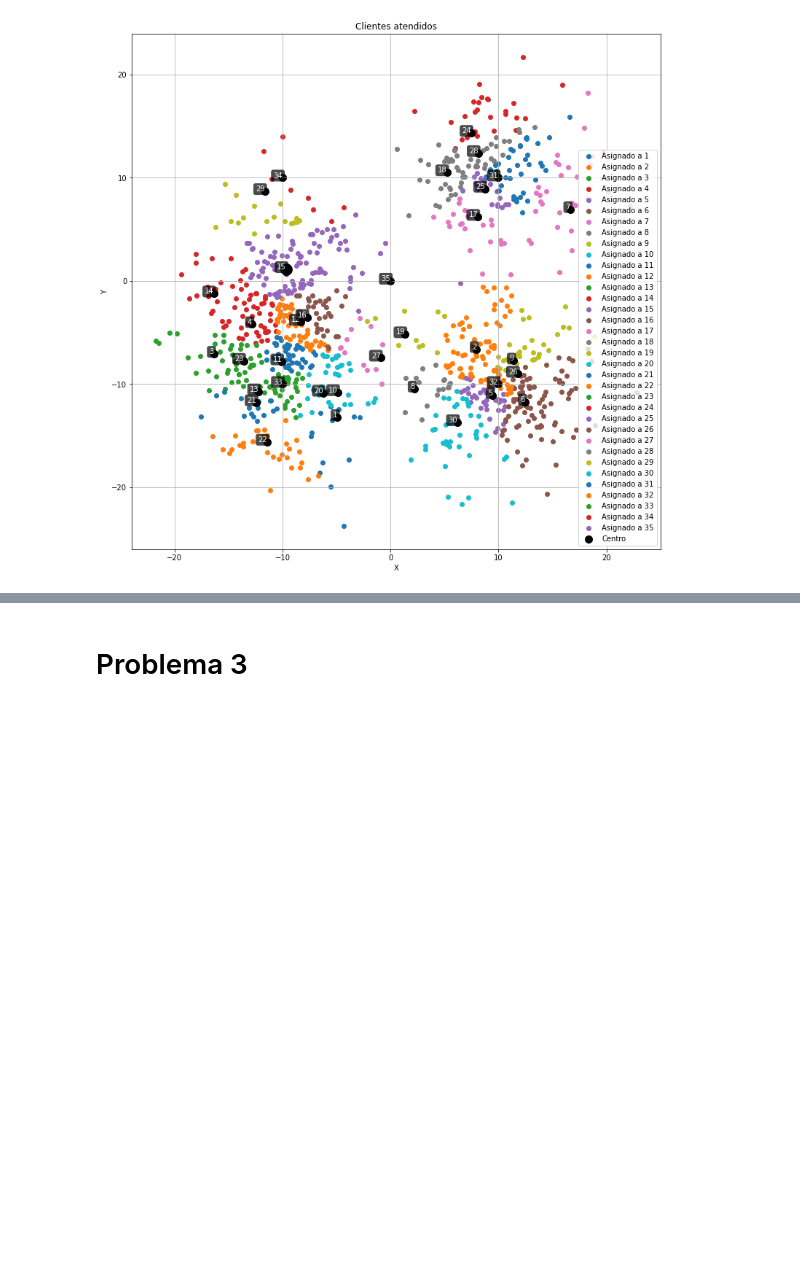
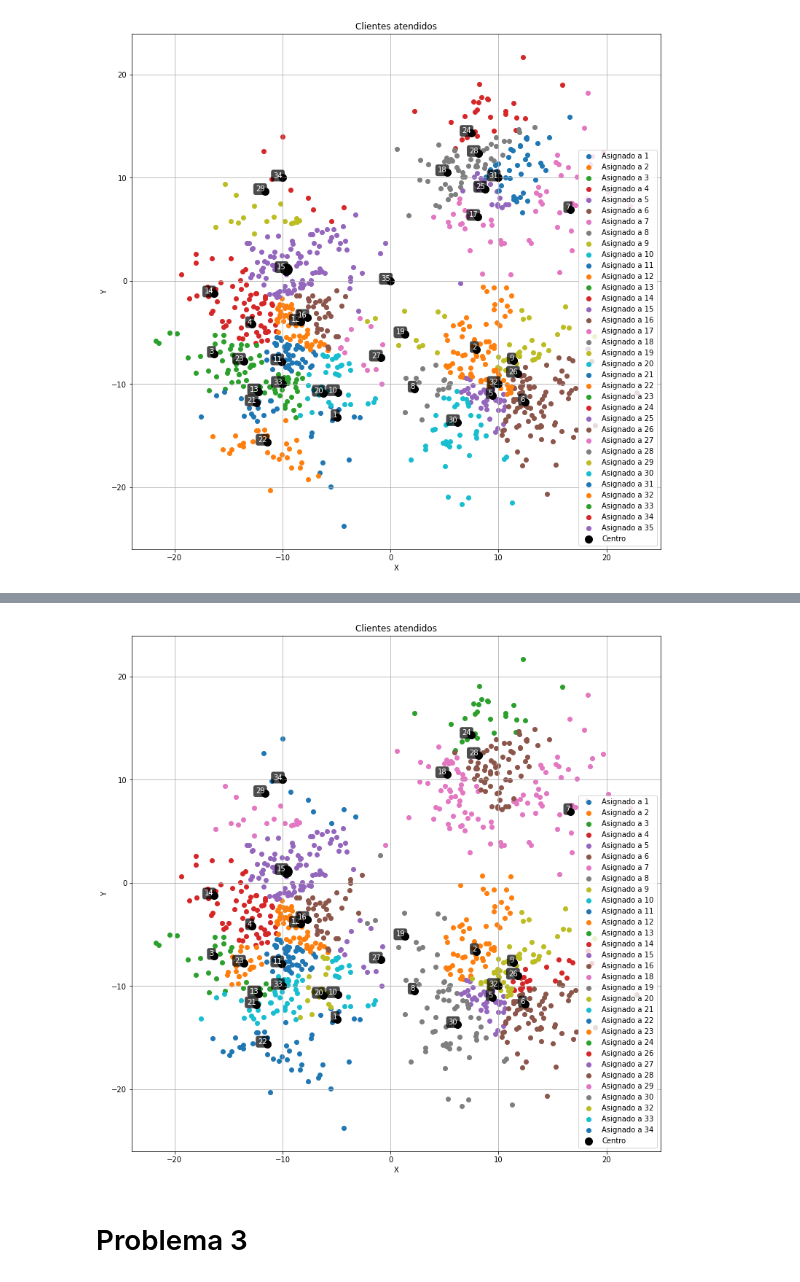
Before and after one commit to Mario-Rivera-A/Tarea1_GOA, a Jupyter notebook: tarea1.ipynb, the cells around one changed output, grey strips where cells are left out. Cells and saved outputs as stored; diff of their text form; code cells hidden in the pictures; blank space fills up the shorter version.

```diff
--- a/tarea1.ipynb
+++ b/tarea1.ipynb
@@ -981,0 +1073,13 @@ plt.show()
+# %%
+m = len(data_centros)
+m = m-len(c_reserva) #ahora tenemos menos centros operando, ya que quitamos los de la reserva
+
+vars = problema2c.getVars()
+
+#Estos clientes no cumplen su demanda en un solo centro, sino que un porcentaje en cada uno
+
+valores_distintos_x = set()
+vars_x = vars[:-(3*m)]
+variables_activas_x = [var for var in vars_x if var.x != 0]
+for var in variables_activas_x:
+    valores_distintos_x.add(var.x)
@@ -982,3 +1217,45 @@ plt.show()
+# %%
+
+plt.figure(figsize=(13, 13))
+
+for idx in range(len(centros_j)):
+    subset = subsets[f'sub{idx}']
+
+    plt.scatter(subset['x'], subset['y'], label=f'Asignado a {centros_j[idx]}')
+
+
+plt.scatter(sub_centros['x'], sub_centros['y'], color='black', s=100, label=f'Centro')
+
+
+
+for idx in sub_centros.index:
+    if tipos_centros.loc[idx, 'tamaño'] == 'pequeño':
+        plt.scatter(sub_centros.loc[idx, 'x'], sub_centros.loc[idx, 'y'], color='black', s=80)
+        plt.text(sub_centros.loc[idx, 'x'], sub_centros.loc[idx, 'y'], f'{idx}',
+                 fontsize=10, ha='right', color='white',
+                 bbox=dict(facecolor='black', alpha=0.7, edgecolor='none', boxstyle='round,pad=0.3'))
+    elif tipos_centros.loc[idx, 'tamaño'] == "mediano":
+        plt.scatter(sub_centros.loc[idx, 'x'], sub_centros.loc[idx, 'y'], color='black', s=250)
+        plt.text(sub_centros.loc[idx, 'x'], sub_centros.loc[idx, 'y'], f'{idx}',
+                 fontsize=10, ha='right', color='white',
+                 bbox=dict(facecolor='black', alpha=0.7, edgecolor='none', boxstyle='round,pad=0.3'))
+    elif tipos_centros.loc[idx, 'tamaño'] == "grande":
+        plt.scatter(sub_centros.loc[idx, 'x'], sub_centros.loc[idx, 'y'], color='black', s=300)
+        plt.text(sub_centros.loc[idx, 'x'], sub_centros.loc[idx, 'y'], f'{idx}',
+                 fontsize=10, ha='right', color='white',
+                 bbox=dict(facecolor='black', alpha=0.7, edgecolor='none', boxstyle='round,pad=0.3'))
+
+
+plt.title(f'Clientes atendidos')
+plt.xlabel('X')
+plt.ylabel('Y')
+plt.legend()
+plt.grid(True)
+
+
+plt.show()
+# %% [output]
+[figure, added]
 # %% [markdown]
 # Problema 3
 # %% [markdown]
```
Also changed, not shown: parts of 15 cells of this notebook.
